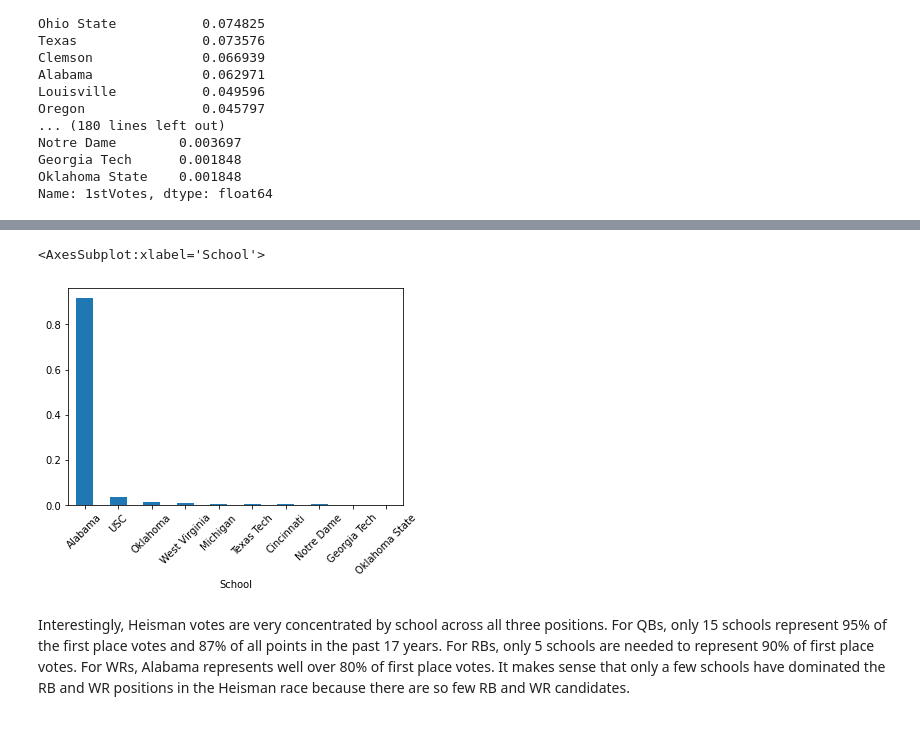
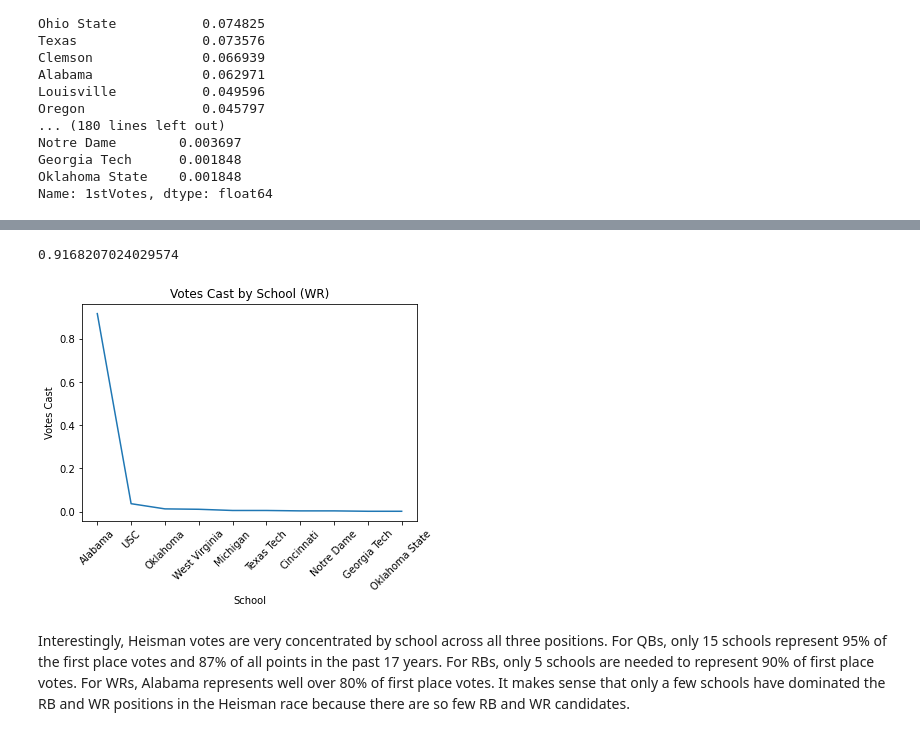
Before and after one commit to SeanSteinle/HeismanModeling, a Jupyter notebook: notebooks/ExploringHeismanCandidates.ipynb, the cells around one changed output, grey strips where cells are left out. Cells and saved outputs as stored; diff of their text form; code cells hidden in the pictures.

```diff
--- a/notebooks/ExploringHeismanCandidates.ipynb
+++ b/notebooks/ExploringHeismanCandidates.ipynb
@@ -495,8 +520,14 @@ rb_fvotes_by_school.sort_values(ascending=False)[:5].sum()
 # %%
-wr_fvotes_by_school.sort_values(ascending=False)[:10].plot.bar(rot=45)
+plt.plot(wr_fvotes_by_school.sort_values(ascending=False)[:15])
+plt.xlabel("School")
+plt.xticks(rotation=45)
+plt.ylabel("Votes Cast")
+plt.title("Votes Cast by School (WR)")
+plt.savefig("../plots/wr_votes_by_school.jpg")
+wr_fvotes_by_school.sort_values(ascending=False)[:1].sum()
 # %% [output]
-<AxesSubplot:xlabel='School'>
+0.9168207024029574
-[figure, old version]
+[figure, new version]
 # %% [markdown]
 Interestingly, Heisman votes are very concentrated by school across all three positions. For QBs, only 15 schools represent 95% of the first place votes and 87% of all points in the past 17 years. For RBs, only 5 schools are needed to represent 90% of first place votes. For WRs, Alabama represents well over 80% of first place votes. It makes sense that only a few schools have dominated the RB and WR positions in the Heisman race because there are so few RB and WR candidates.
 # %% [markdown]
```
Also changed, not shown: parts of 12 cells of this notebook, 4 other files.
